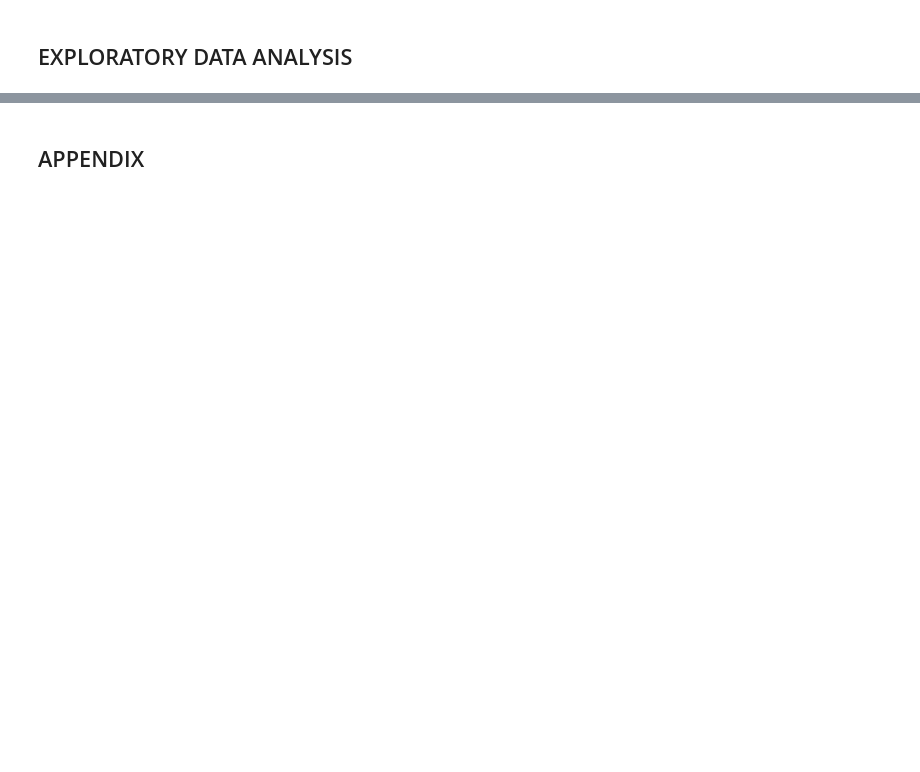
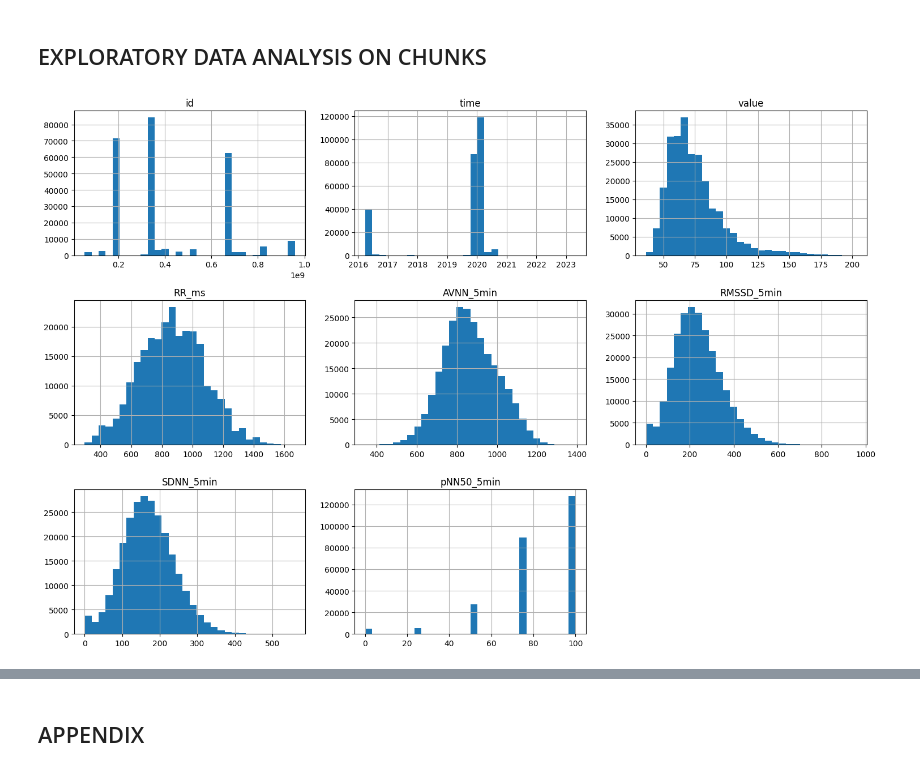
Before and after one commit to esemsc-db24/NewRytm, a Jupyter notebook: EDA.ipynb, the cells around one changed output, grey strips where cells are left out. Drawn from its saved outputs; the diff is of its cells as text; code cells hidden in the pictures; blank space fills up the shorter version.

```diff
--- a/EDA.ipynb
+++ b/EDA.ipynb
@@ -115,2 +89,2 @@ sample_data_processed.head(10)
 # %% [markdown]
-## EXPLORATORY DATA ANALYSIS
+## EXPLORATORY DATA ANALYSIS ON CHUNKS
@@ -128,0 +98,15 @@ sample_data_processed.head(10)
+# %%
+#importing chuncked files
+
+all_including_chunck_0 = pd.read_parquet('parquet_data/processed_chunk0.parquet')
+#all_including_chunck_1 = pd.read_parquet('parquet_data/processed_chunk1.parquet')
+#all_including_chunck_2 = pd.read_parquet('parquet_data/processed_chunk2.parquet')
+#all_including_chunck_3 = pd.read_parquet('parquet_data/processed_chunk3.parquet')
+#all_including_chunck_4 = pd.read_parquet('parquet_data/processed_chunk4.parquet')
+# %%
+sample_0 = all_including_chunck_0.sample(frac=0.01)
+sample_0.hist(bins=30, figsize=(15, 10))
+plt.tight_layout()
+plt.show()
+# %% [output]
+[figure, added]
```
Also changed, not shown: parts of 17 cells of this notebook, 4 other files.
